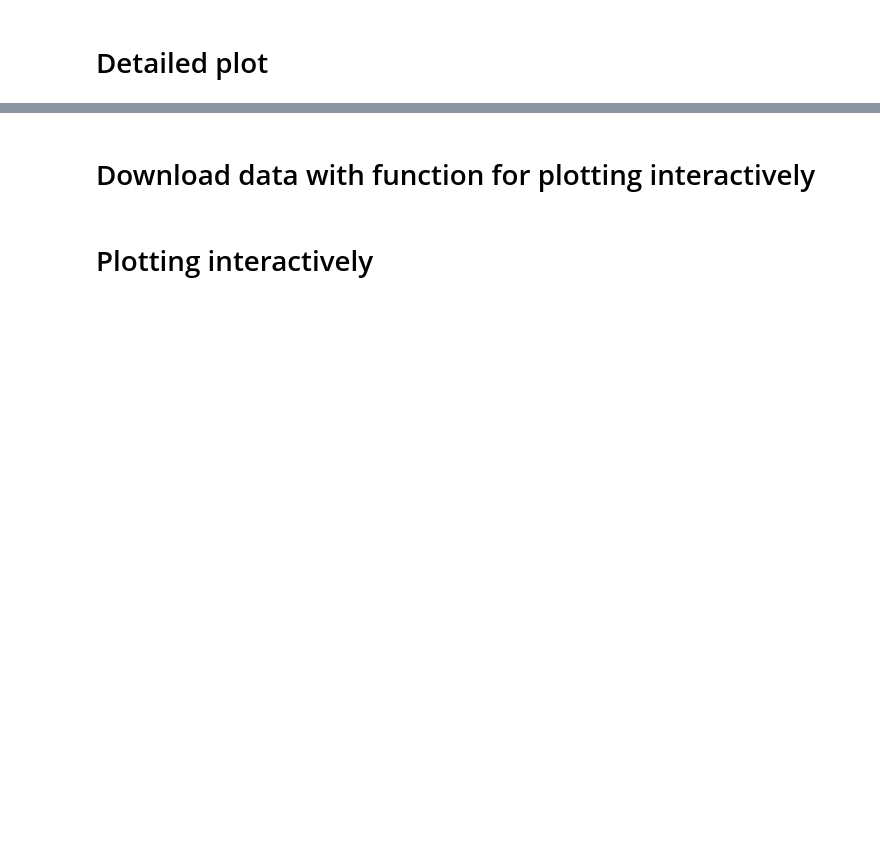
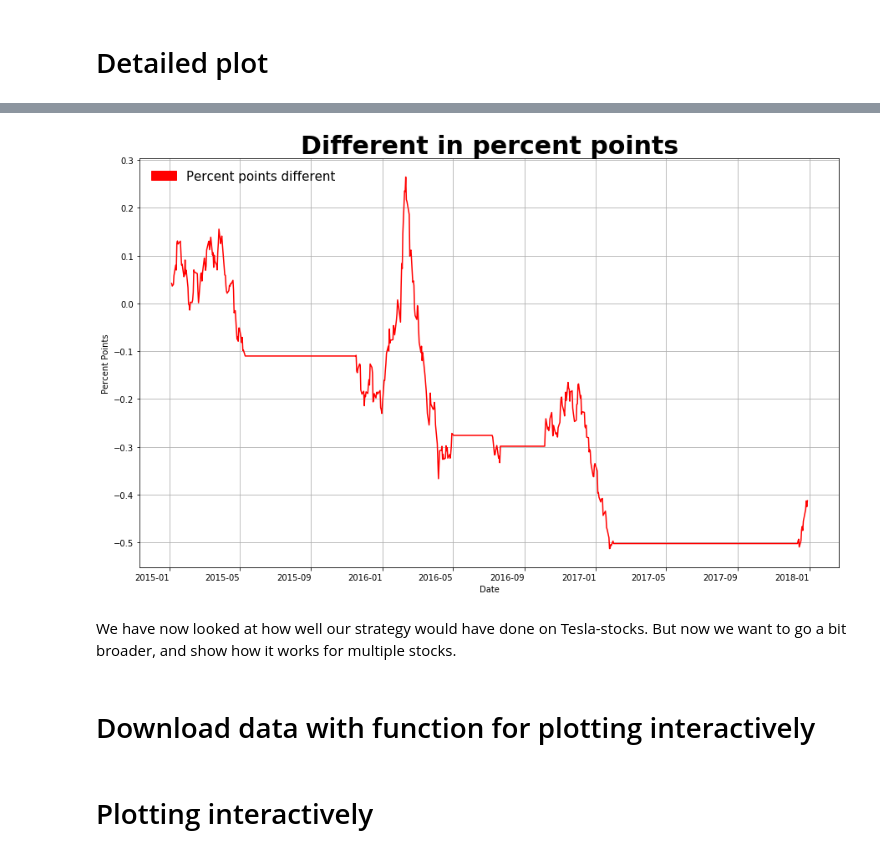
Before and after one commit to NumEconCopenhagen/projects-2019-unity, a Jupyter notebook: dataproject/dataProject.ipynb, the cells around one changed output, grey strips where cells are left out. Drawn from its saved outputs; the diff is of its cells as text; code cells hidden in the pictures; blank space fills up the shorter version.

```diff
--- a/dataproject/dataProject.ipynb
+++ b/dataproject/dataProject.ipynb
@@ -30,3 +46,9 @@ func.style_plot()
+# %%
+Style_plot.figure_3(df)
+# %% [output]
+[figure, added]
+# %% [markdown]
+We have now looked at how well our strategy would have done on Tesla-stocks. But now we want to go a bit broader, and show how it works for multiple stocks.
 # %% [markdown]
 # Download data with function for plotting interactively
 # %%
```
Also changed, not shown: parts of 9 cells of this notebook, 8 other files.
